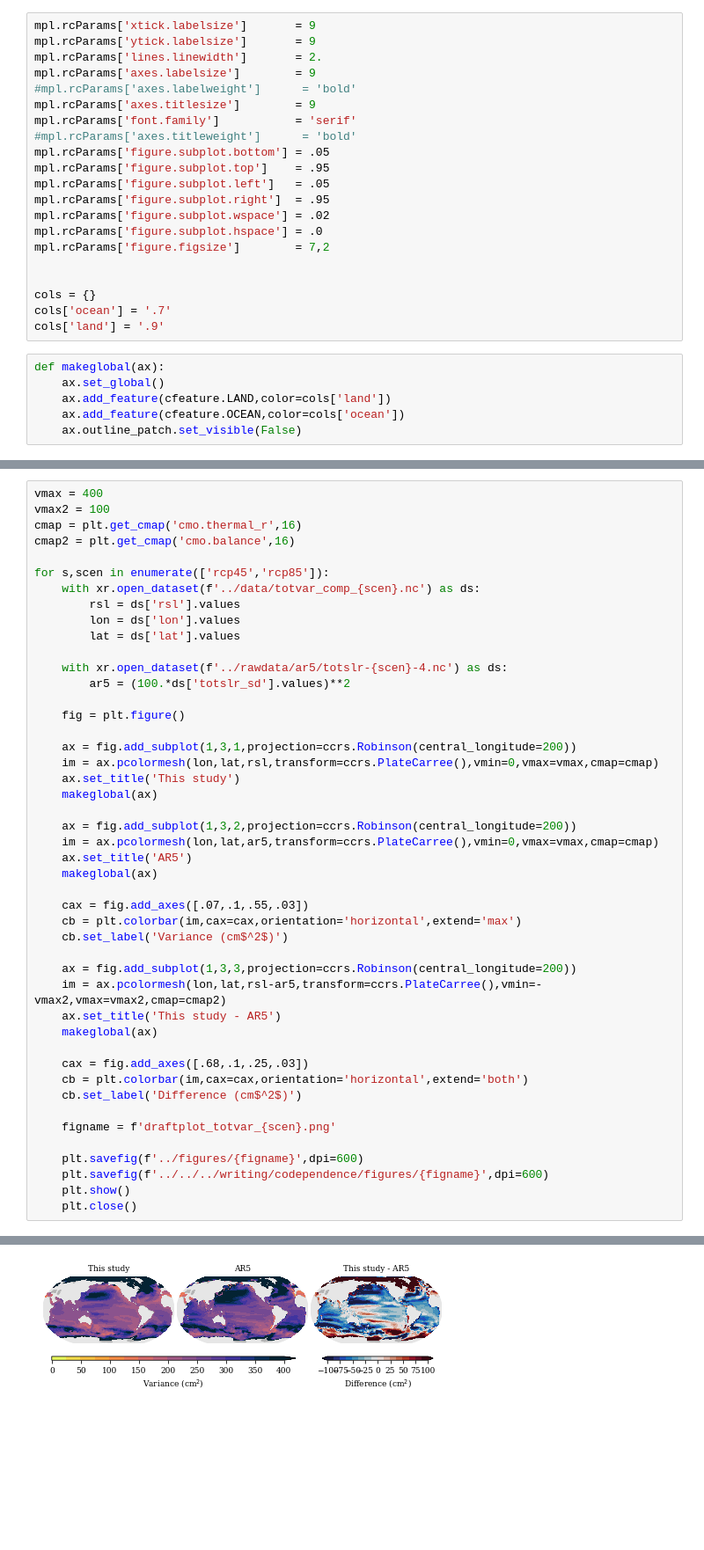
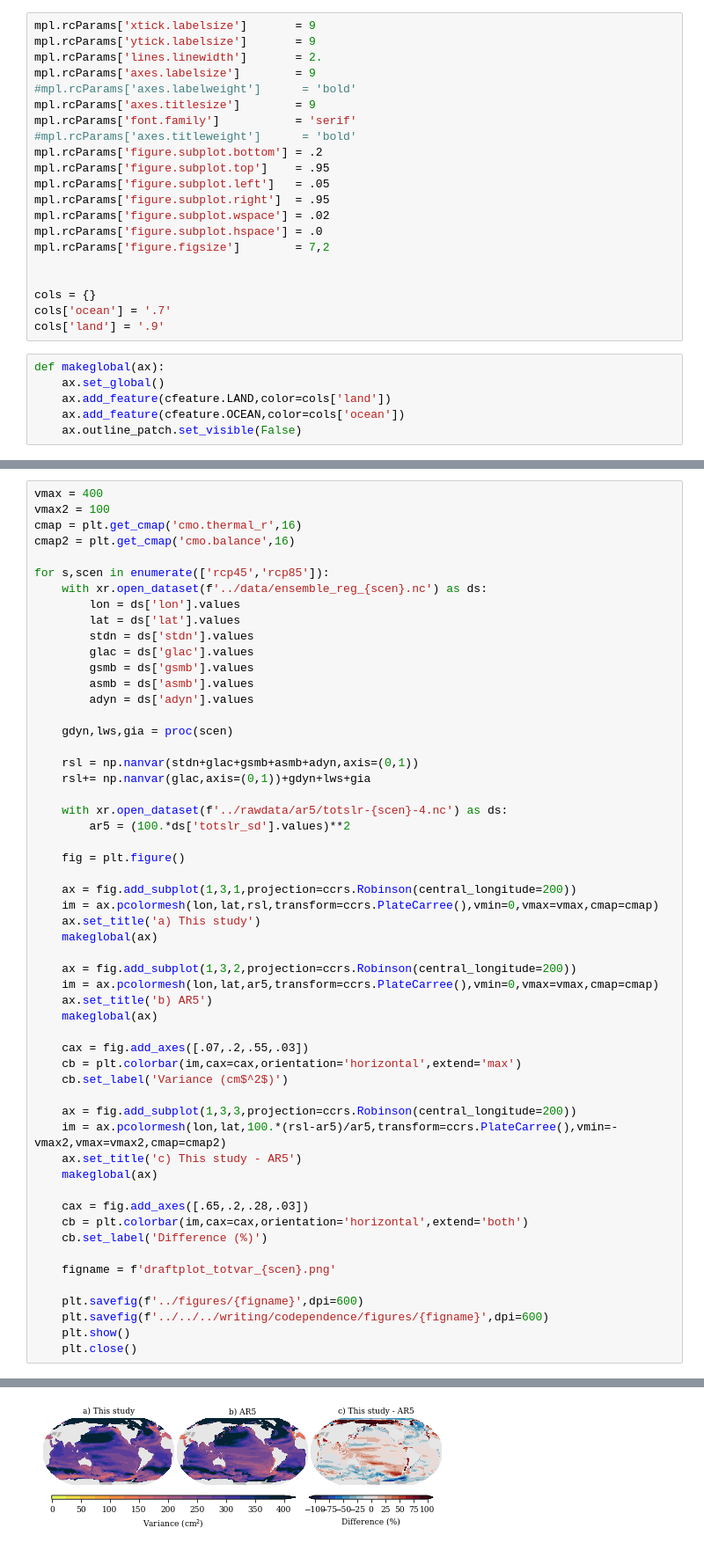
Before and after one commit to erwinlambert/codependence, a Jupyter notebook: plotcode/draftplot_totvar.ipynb, the cells around one changed output, grey strips where cells are left out. Shown at 88% size. Saved outputs shown, nothing was run; the diff lists cells and outputs as text; blank space fills up the shorter version.

```diff
--- a/plotcode/draftplot_totvar.ipynb
+++ b/plotcode/draftplot_totvar.ipynb
@@ -15,7 +15,7 @@ mpl.rcParams['axes.labelsize']        = 9
 mpl.rcParams['axes.titlesize']        = 9
 mpl.rcParams['font.family']           = 'serif'
 #mpl.rcParams['axes.titleweight']      = 'bold'
-mpl.rcParams['figure.subplot.bottom'] = .05
+mpl.rcParams['figure.subplot.bottom'] = .2
 mpl.rcParams['figure.subplot.top']    = .95
 mpl.rcParams['figure.subplot.left']   = .05
 mpl.rcParams['figure.subplot.right']  = .95
@@ -40,10 +63,19 @@ cmap = plt.get_cmap('cmo.thermal_r',16)
 cmap2 = plt.get_cmap('cmo.balance',16)
 
 for s,scen in enumerate(['rcp45','rcp85']):
-    with xr.open_dataset(f'../data/totvar_comp_{scen}.nc') as ds:
-        rsl = ds['rsl'].values
+    with xr.open_dataset(f'../data/ensemble_reg_{scen}.nc') as ds:
         lon = ds['lon'].values
         lat = ds['lat'].values
+        stdn = ds['stdn'].values
+        glac = ds['glac'].values
+        gsmb = ds['gsmb'].values
+        asmb = ds['asmb'].values
+        adyn = ds['adyn'].values
+
+    gdyn,lws,gia = proc(scen)
+
+    rsl = np.nanvar(stdn+glac+gsmb+asmb+adyn,axis=(0,1))
+    rsl+= np.nanvar(glac,axis=(0,1))+gdyn+lws+gia
 
     with xr.open_dataset(f'../rawdata/ar5/totslr-{scen}-4.nc') as ds:
         ar5 = (100.*ds['totslr_sd'].values)**2
@@ -52,26 +84,26 @@ for s,scen in enumerate(['rcp45','rcp85']):
 
     ax = fig.add_subplot(1,3,1,projection=ccrs.Robinson(central_longitude=200))
     im = ax.pcolormesh(lon,lat,rsl,transform=ccrs.PlateCarree(),vmin=0,vmax=vmax,cmap=cmap)
-    ax.set_title('This study')
+    ax.set_title('a) This study')
     makeglobal(ax)
 
     ax = fig.add_subplot(1,3,2,projection=ccrs.Robinson(central_longitude=200))
     im = ax.pcolormesh(lon,lat,ar5,transform=ccrs.PlateCarree(),vmin=0,vmax=vmax,cmap=cmap)
-    ax.set_title('AR5')
+    ax.set_title('b) AR5')
     makeglobal(ax)
 
-    cax = fig.add_axes([.07,.1,.55,.03])
+    cax = fig.add_axes([.07,.2,.55,.03])
     cb = plt.colorbar(im,cax=cax,orientation='horizontal',extend='max')
     cb.set_label('Variance (cm$^2$)')
 
     ax = fig.add_subplot(1,3,3,projection=ccrs.Robinson(central_longitude=200))
-    im = ax.pcolormesh(lon,lat,rsl-ar5,transform=ccrs.PlateCarree(),vmin=-vmax2,vmax=vmax2,cmap=cmap2)
-    ax.set_title('This study - AR5')
+    im = ax.pcolormesh(lon,lat,100.*(rsl-ar5)/ar5,transform=ccrs.PlateCarree(),vmin=-vmax2,vmax=vmax2,cmap=cmap2)
+    ax.set_title('c) This study - AR5')
     makeglobal(ax)
 
-    cax = fig.add_axes([.68,.1,.25,.03])
+    cax = fig.add_axes([.65,.2,.28,.03])
     cb = plt.colorbar(im,cax=cax,orientation='horizontal',extend='both')
-    cb.set_label('Difference (cm$^2$)')
+    cb.set_label('Difference (%)')
 
     figname = f'draftplot_totvar_{scen}.png'
 
@@ -84 +116 @@ for s,scen in enumerate(['rcp45','rcp85']):
-[figure, old version]
+[figure, new version]
```
Also changed, not shown: parts of 2 cells of this notebook, 14 other files.
